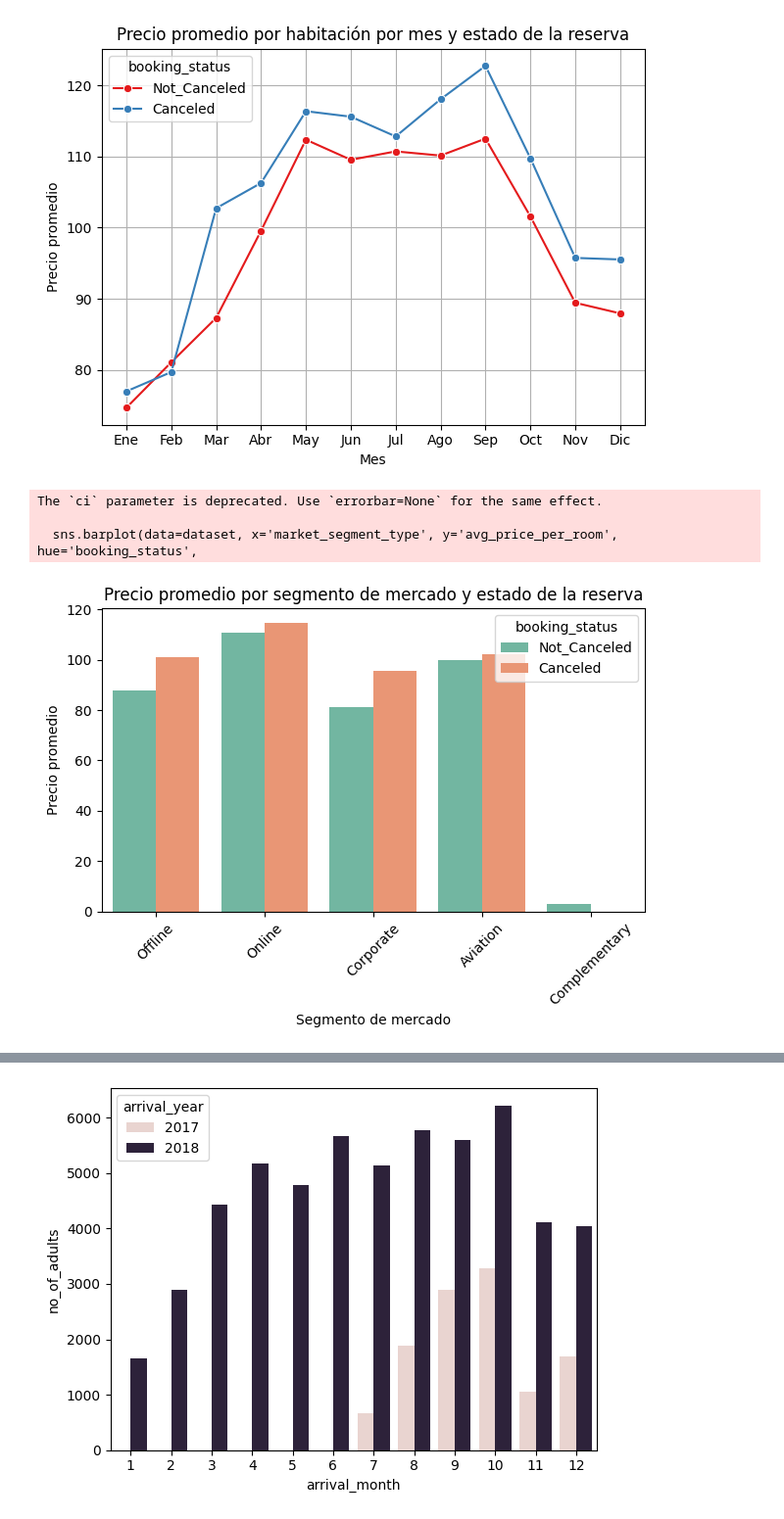
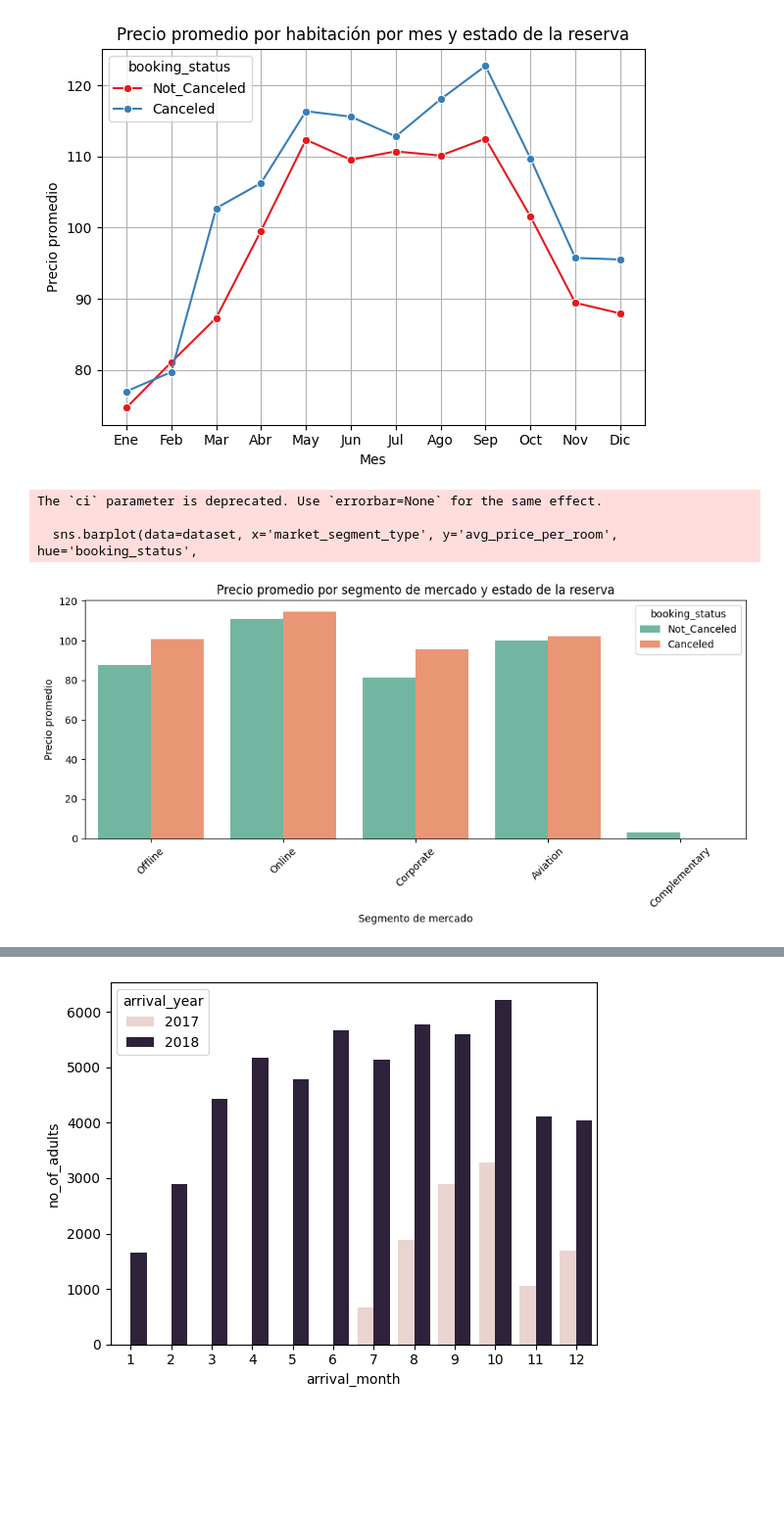
Before and after one commit to AndresCba89/reservas_hoteles, a Jupyter notebook: hotel.ipynb, the cells around one changed output, grey strips where cells are left out. Shown: that part at 98% size. Drawn from its saved outputs; the diff is of its cells as text; code cells hidden in the pictures; blank space fills up the shorter version.

```diff
--- a/hotel.ipynb
+++ b/hotel.ipynb
@@ -118,19 +122,19 @@ The `ci` parameter is deprecated. Use `errorbar=None` for the same effect.
 [figure]
 # %%
 # 2. Precio promedio por segmento de mercado y estado de la reserva
-plt.figure()
+plt.figure(figsize=[10,5])
 sns.barplot(data=dataset, x='market_segment_type', y='avg_price_per_room', hue='booking_status',
             estimator='mean', ci=None, palette='Set2')
 plt.title('Precio promedio por segmento de mercado y estado de la reserva')
 plt.xlabel('Segmento de mercado')
 plt.ylabel('Precio promedio')
 plt.xticks(rotation=45)
 plt.tight_layout()
 ruta_guardado = os.path.join (r'A:/Clases/Practica_Hotel/graficos', 'avg_seg.png')
 plt.savefig(ruta_guardado)
 plt.show()
 # %% [output]
 The `ci` parameter is deprecated. Use `errorbar=None` for the same effect.
 
   sns.barplot(data=dataset, x='market_segment_type', y='avg_price_per_room', hue='booking_status',
-[figure, old version]
+[figure, new version]
```
Also changed, not shown: parts of 24 cells of this notebook, 2 other files.
